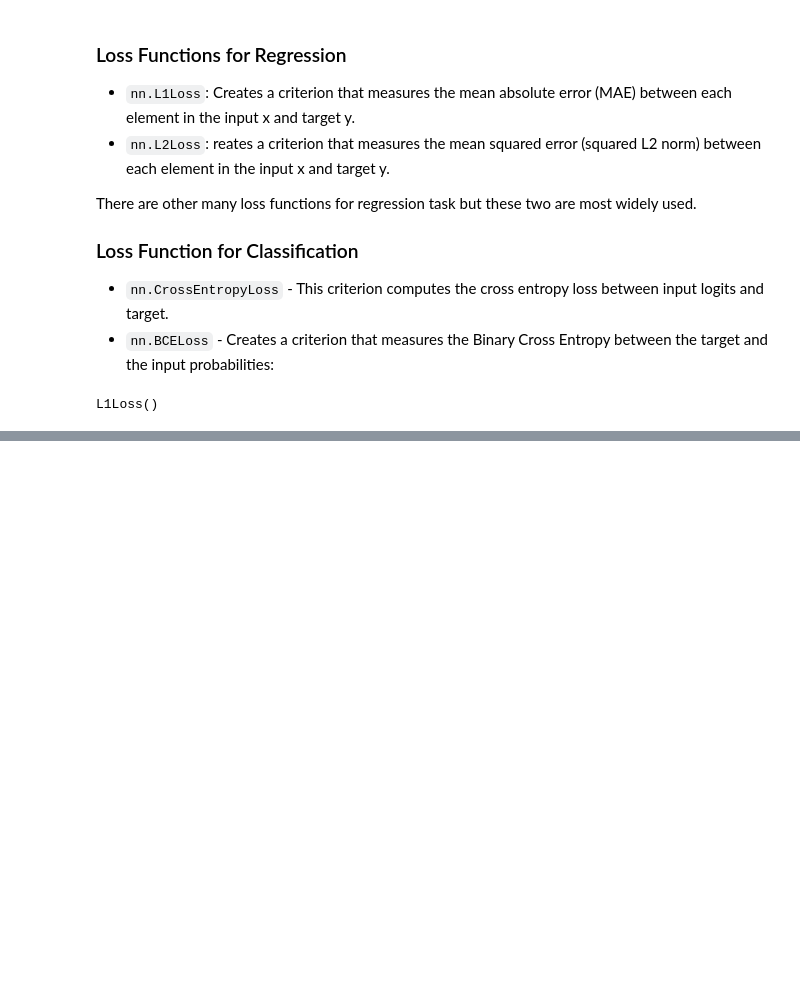
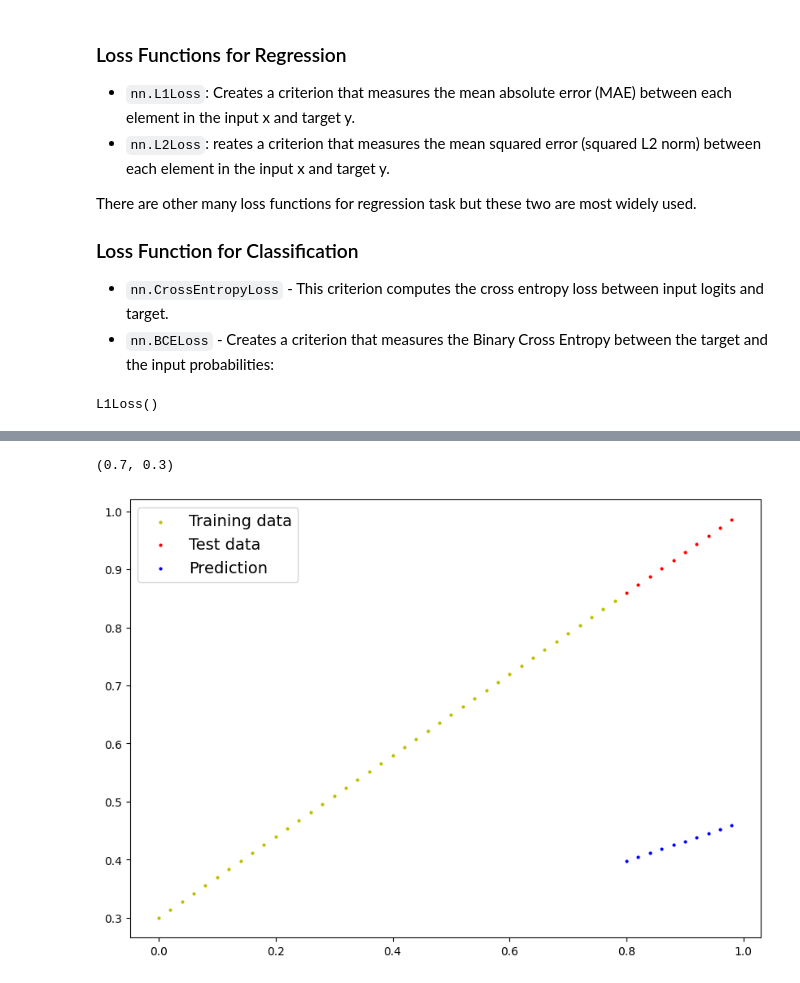
Before and after one commit to Bishal-Stha/machine_learning, a Jupyter notebook: Real_ML_Stuff/PyTorch/0_1_pytorch_workflow_video.ipynb, the cells around one changed output, grey strips where cells are left out. Cells and saved outputs as stored; diff of their text form; code cells hidden in the pictures; blank space fills up the shorter version.

```diff
--- a/Real_ML_Stuff/PyTorch/0_1_pytorch_workflow_video.ipynb
+++ b/Real_ML_Stuff/PyTorch/0_1_pytorch_workflow_video.ipynb
@@ -287,0 +419,9 @@ L1Loss()
+# %%
+weight, bias
+# %% [output]
+(0.7, 0.3)
+# %%
+## Before
+plot_predictions(predictions= y_preds)
+# %% [output]
+[figure, added]
```
Also changed, not shown: parts of 33 cells of this notebook, 1 other file.
